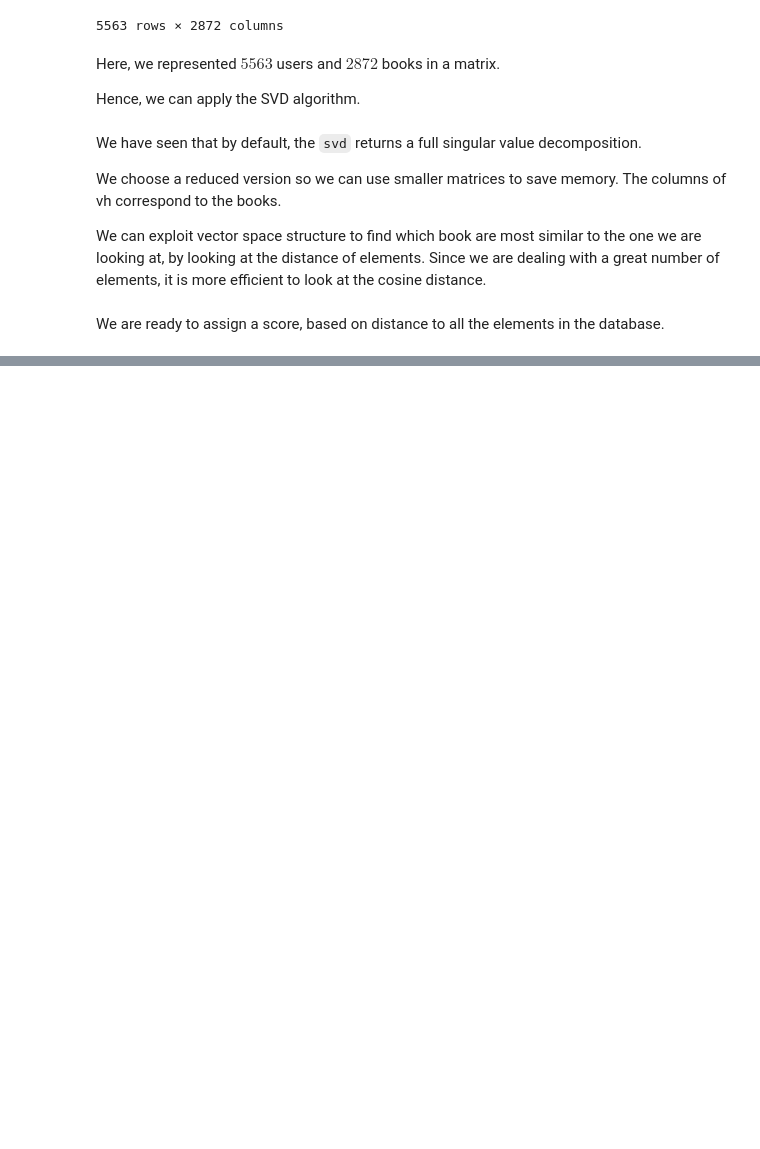
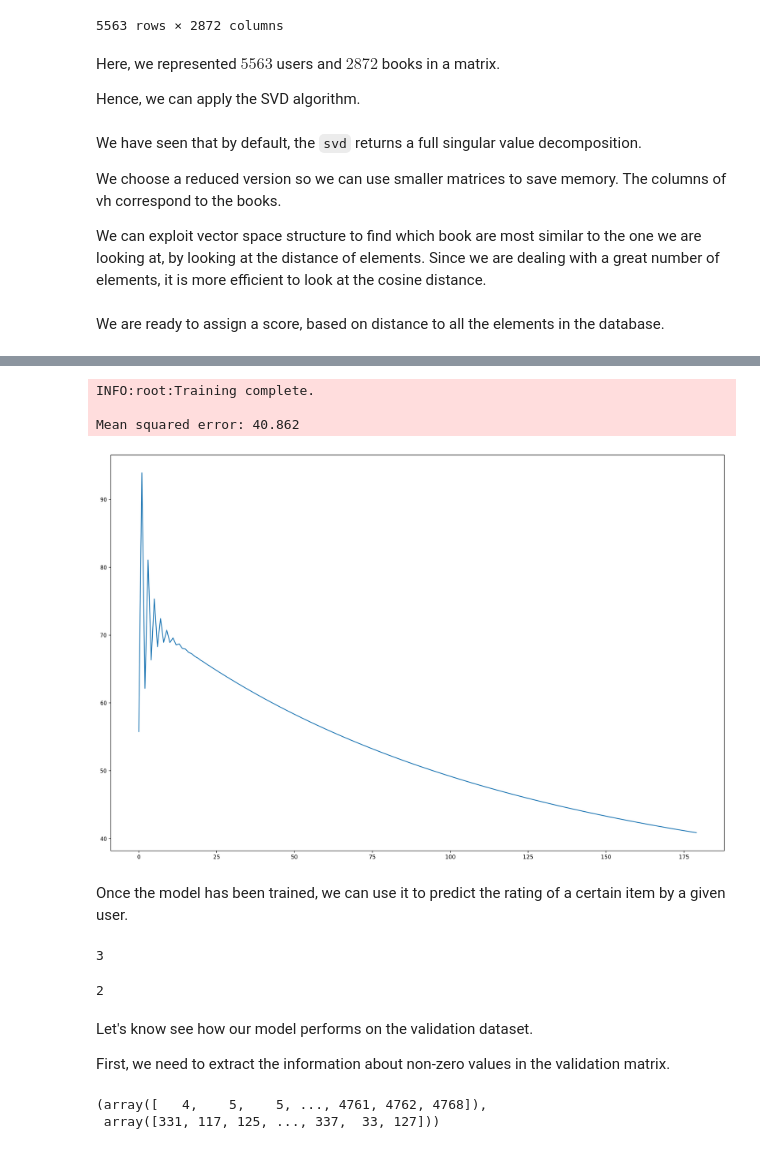
Before and after one commit to oscar-defelice/Recommender-Systems-Course, a Jupyter notebook: src/06.ALSalgorithm.ipynb, the cells around one changed output, grey strips where cells are left out. Saved outputs shown, nothing was run; the diff lists cells and outputs as text; code cells hidden in the pictures; blank space fills up the shorter version.

Commit message:
feat: Add FunkSVD implementation

```diff
--- a/src/06.ALSalgorithm.ipynb
+++ b/src/06.ALSalgorithm.ipynb
@@ -485,0 +532,6 @@ However, this does not stop us from using them as features in our recommendation
+# %%
+# Import data from small movielens dataset
+
+Y, R = load_ratings_small()
+Y_train, Y_val = split_ratings(Y, val_size=1253)
+Y_norm, Y_mean = normalizeRatings(Y_train, R)
@@ -485,0 +540,11 @@ However, this does not stop us from using them as features in our recommendation
+# %%
+n_ratings = int(np.sum(R))
+n_ratings_train = np.count_nonzero(Y_train)
+n_ratings_val = np.count_nonzero(Y_val)
+n_items, n_users = Y.shape
+
+print(f"The number of users is {n_users}")
+print(f"The number of items is {n_items}")
+print(f"The number of ratings is {n_ratings}")
+print(f"The number of training ratings is {n_ratings_train}")
+print(f"The number of validation ratings is {n_ratings_val}")
@@ -485,0 +588,9 @@ However, this does not stop us from using them as features in our recommendation
+# %%
+# Initialise random matrices
+
+latent_dim = 120 # The dimension of latent space is an hyperparameter of the model
+
+user_mat = np.random.rand(n_users, latent_dim)
+item_mat = np.random.rand(latent_dim, n_items)
+
+assert (np.dot(user_mat, item_mat).shape == Y.T.shape), "Something is wrong with matrices dimensions."
@@ -485,0 +746,40 @@ However, this does not stop us from using them as features in our recommendation
+# %%
+funk_model = FunkSVD(latent_dim=latent_dim)
+
+funk_model.fit(Y_norm.T, n_users, n_items, max_iter=190);
+# %% [output]
+INFO:root:Training complete.
+
+Mean squared error: 40.862
+# %%
+plt.plot(funk_model.hist["mse"][10:]);
+# %% [output]
+[figure, added]
+# %% [markdown]
+Once the model has been trained, we can use it to predict the rating of a certain item by a given user.
+# %%
+user_id = 7
+item_id = 95
+
+pred = funk_model.predict_rating(user_id=user_id, item_id=item_id) + Y_mean[item_id-1]
+int(pred)
+# %% [output]
+3
+# %%
+user_id = 5
+item_id = 1
+
+pred = funk_model.predict_rating(user_id=user_id, item_id=item_id) + Y_mean[item_id-1]
+int(pred)
+# %% [output]
+2
+# %% [markdown]
+Let's know see how our model performs on the validation dataset.
+
+First, we need to extract the information about non-zero values in the validation matrix.
+# %%
+non_zero_indices = np.nonzero(Y_val)
+non_zero_indices
+# %% [output]
+(array([   4,    5,    5, ..., 4761, 4762, 4768]),
+ array([331, 117, 125, ..., 337,  33, 127]))
```
Also changed, not shown: parts of 17 cells of this notebook, 2 other files.
